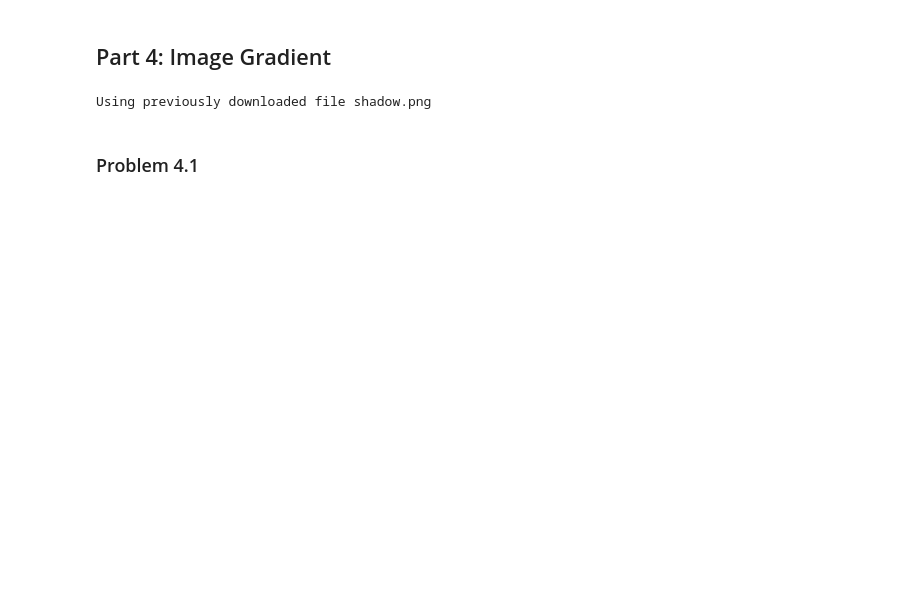
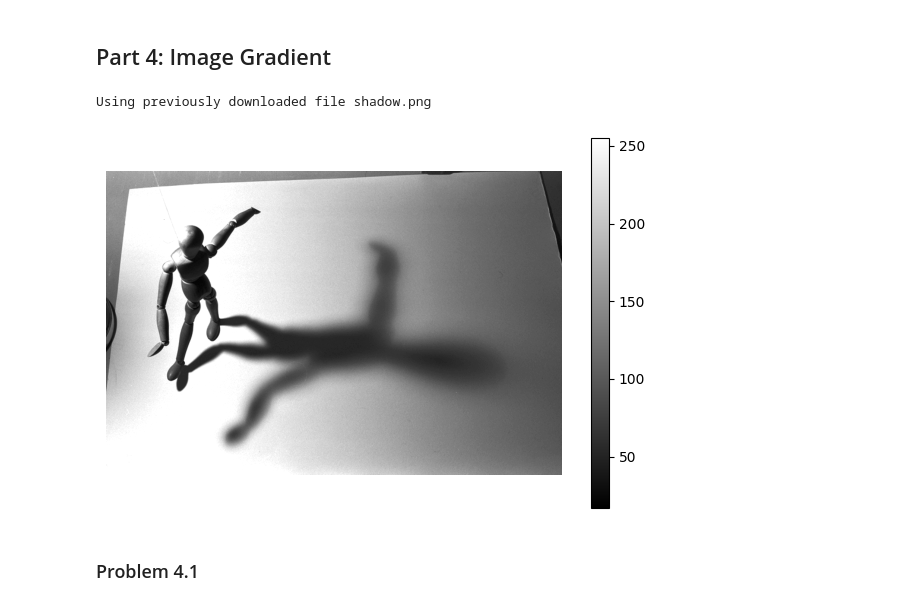
Before and after one commit to mhy-666/ComputerVision, a Jupyter notebook: homework01.ipynb, the cells around one changed output. Saved outputs shown, nothing was run; the diff lists cells and outputs as text; code cells hidden in the pictures; blank space fills up the shorter version.

```diff
--- a/homework01.ipynb
+++ b/homework01.ipynb
@@ -67,5 +250,9 @@ def show_image(image, cmap='gray'):
     plt.axis('off')
     plt.colorbar()
     plt.draw()
+# %%
+show_image(shadow)
+# %% [output]
+[figure, added]
 # %% [markdown]
 ### Problem 4.1
```
Also changed, not shown: parts of 23 cells of this notebook, 1 other file.
